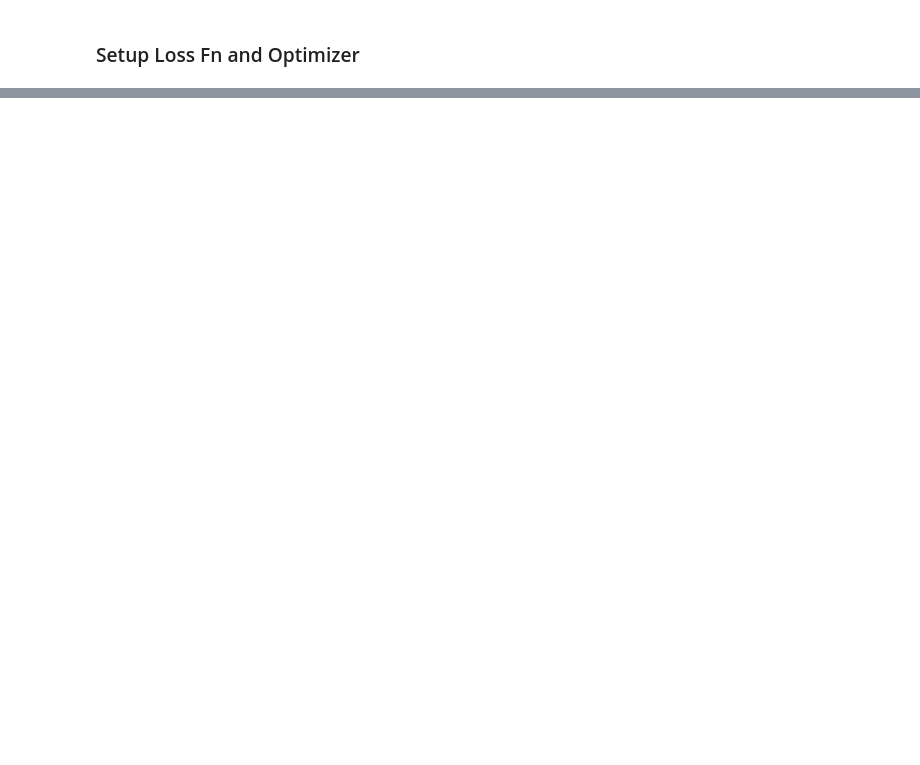
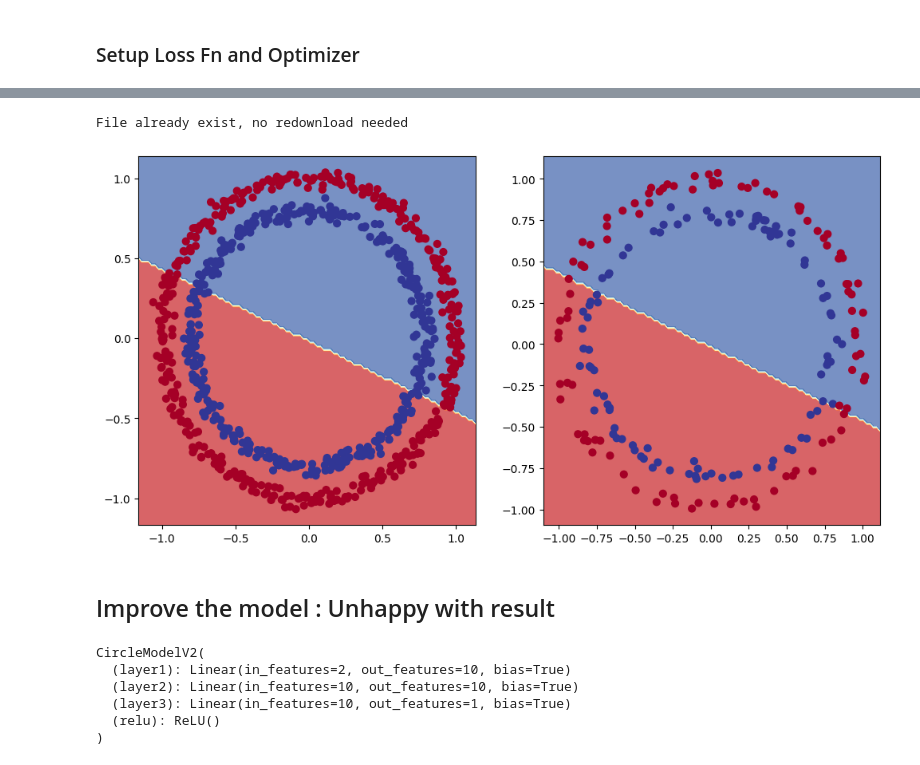
Before and after one commit to Linux-Server/ZTM, a Jupyter notebook: pytorch/02_classification/2.ipynb, the cells around one changed output, grey strips where cells are left out. Saved outputs shown, nothing was run; the diff lists cells and outputs as text; code cells hidden in the pictures; blank space fills up the shorter version.

```diff
--- a/pytorch/02_classification/2.ipynb
+++ b/pytorch/02_classification/2.ipynb
@@ -180,2 +179,14 @@ tensor([[0.7238],
 # %% [markdown]
 ### Setup Loss Fn and Optimizer
+# %%
+# for classification , u can use Binary cross entropy or  categorical Cross entropy
+loss_fn = nn.BCEWithLogitsLoss() # sigmoid function attached for binary class
+
+optimizer = torch.optim.SGD(model_0.parameters(), lr=0.1)
+# %%
+# calculate accuracy
+
+def accuracy_fn(y_pred, y_true):
+    corrct = torch.eq(y_pred,y_true).sum().item()
+    acc = (corrct/ len(y_true)) * 100
+    return acc
@@ -181,0 +261,26 @@ tensor([[0.7238],
+# %%
+# use helper function from goku mohandas repo
+import requests
+from pathlib import Path
+
+if Path("./helpers.py").is_file():
+    print("File already exist, no redownload needed")
+else:
+    print("Downloading file..")
+    data = requests.get("https://raw.githubusercontent.com/mrdbourke/pytorch-deep-learning/refs/heads/main/helper_functions.py")
+    with open("./helpers.py", "wb") as f:
+        f.write(data.content)
+# %% [output]
+File already exist, no redownload needed
+# %%
+from helpers import plot_decision_boundary
+
+plt.figure(figsize=(12,6))
+plt.subplot(1,2,1)
+plot_decision_boundary(model_0,X_train, y_train)
+plt.subplot(1,2,2)
+plot_decision_boundary(model_0,X_test, y_test)
+# %% [output]
+[figure, added]
+# %% [markdown]
+## Improve the model :  Unhappy with result
@@ -181,0 +300,11 @@ tensor([[0.7238],
+# %%
+model_3 = CircleModelV2()
+
+model_3
+# %% [output]
+CircleModelV2(
+  (layer1): Linear(in_features=2, out_features=10, bias=True)
+  (layer2): Linear(in_features=10, out_features=10, bias=True)
+  (layer3): Linear(in_features=10, out_features=1, bias=True)
+  (relu): ReLU()
+)
```
Also changed, not shown: parts of 13 cells of this notebook, 1 other file.
